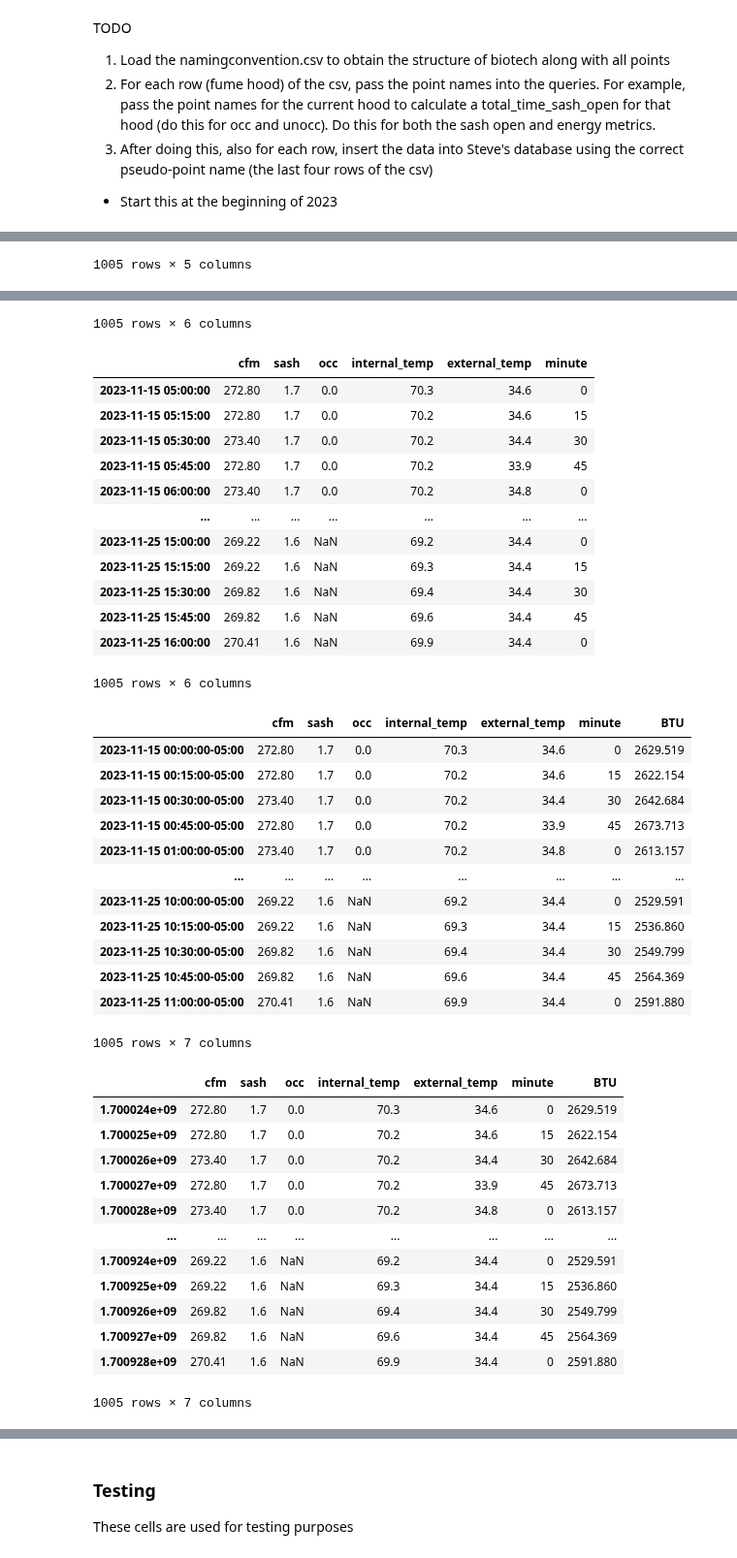
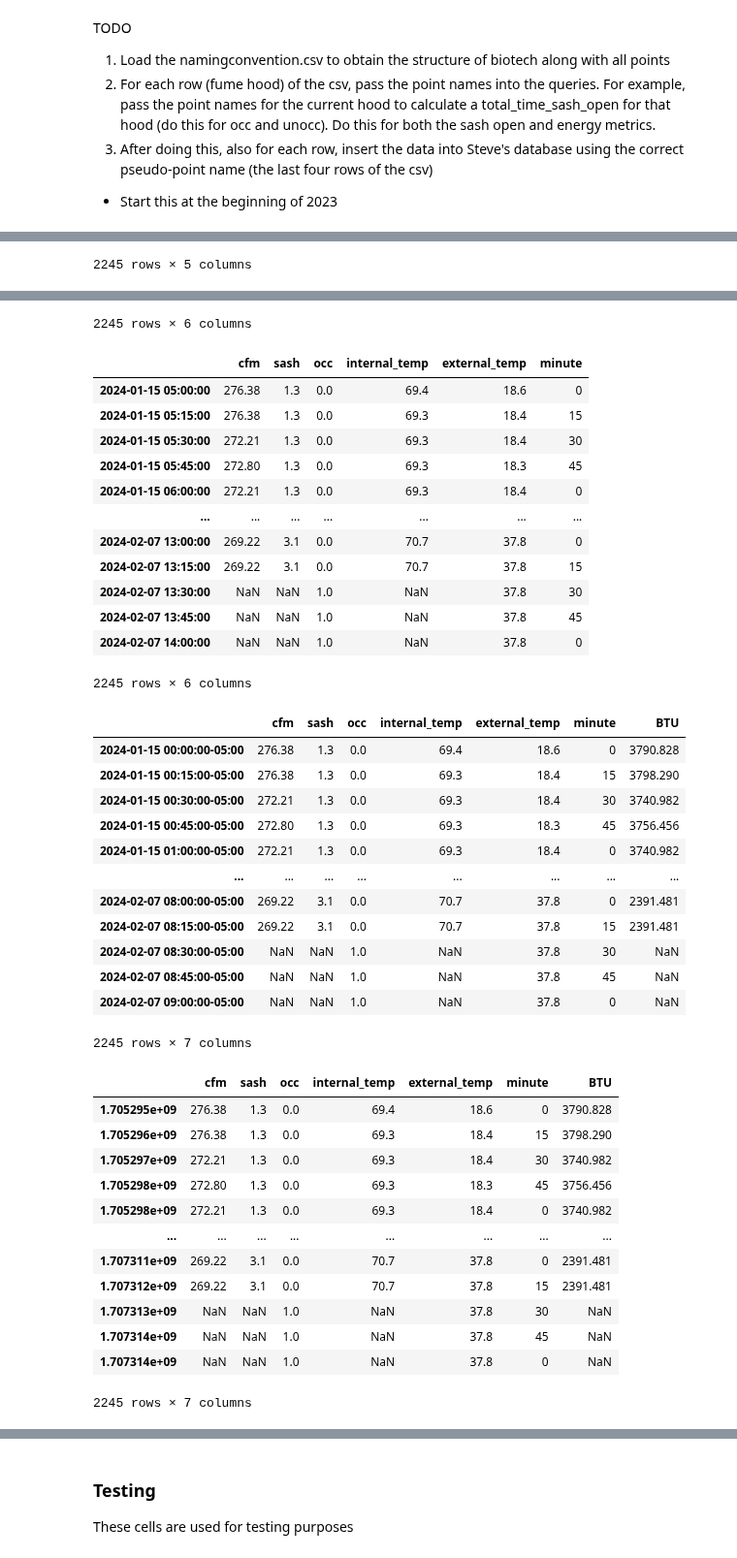
Before and after one commit to thereidfleish/fume-hood-dashboard, a Jupyter notebook: add_fumehood_data.ipynb, the cells around one changed output, grey strips where cells are left out. Shown at 97% size. Cells and saved outputs as stored; diff of their text form; code cells hidden in the pictures.

```diff
--- a/add_fumehood_data.ipynb
+++ b/add_fumehood_data.ipynb
@@ -218,7 +170,7 @@ trend_data = total_energy(cfm_point="#biotech/biotech_4th_floor/fourth_floor_fum
                                  internal_temp_point="#biotech/biotech_4th_floor/fourth_floor_fume_hood_lab_spaces/lab_441_control/zone/zone_temp/trend_log",
                                  external_temp_point="#biotech/ground_flr_mech/building_hydronic_heating_syatems/reheat_heat_exchanger/oat",
                                  server="biotech_main",
-                                 start=str(datetime(2023, 11, 15)),
+                                 start=str(datetime(2024, 1, 15)),
                                  end=str(datetime.now()))
 
 print("INSERTING SASH UNOCC INTO DATABASE")
@@ -264,2 +216,2 @@ DOWNLOADING DATA
-1005 rows × 5 columns
+2245 rows × 5 columns
 |  | cfm | sash | occ | internal_temp | external_temp | minute |
@@ -277,41 +229,41 @@ DOWNLOADING DATA
-1005 rows × 6 columns
+2245 rows × 6 columns
 |  | cfm | sash | occ | internal_temp | external_temp | minute |
-| 2023-11-15 05:00:00 | 272.80 | 1.7 | 0.0 | 70.3 | 34.6 | 0 |
-| 2023-11-15 05:15:00 | 272.80 | 1.7 | 0.0 | 70.2 | 34.6 | 15 |
-| 2023-11-15 05:30:00 | 273.40 | 1.7 | 0.0 | 70.2 | 34.4 | 30 |
-| 2023-11-15 05:45:00 | 272.80 | 1.7 | 0.0 | 70.2 | 33.9 | 45 |
-| 2023-11-15 06:00:00 | 273.40 | 1.7 | 0.0 | 70.2 | 34.8 | 0 |
+| 2024-01-15 05:00:00 | 276.38 | 1.3 | 0.0 | 69.4 | 18.6 | 0 |
+| 2024-01-15 05:15:00 | 276.38 | 1.3 | 0.0 | 69.3 | 18.4 | 15 |
+| 2024-01-15 05:30:00 | 272.21 | 1.3 | 0.0 | 69.3 | 18.4 | 30 |
+| 2024-01-15 05:45:00 | 272.80 | 1.3 | 0.0 | 69.3 | 18.3 | 45 |
+| 2024-01-15 06:00:00 | 272.21 | 1.3 | 0.0 | 69.3 | 18.4 | 0 |
 | ... | ... | ... | ... | ... | ... | ... |
-| 2023-11-25 15:00:00 | 269.22 | 1.6 | NaN | 69.2 | 34.4 | 0 |
-| 2023-11-25 15:15:00 | 269.22 | 1.6 | NaN | 69.3 | 34.4 | 15 |
-| 2023-11-25 15:30:00 | 269.82 | 1.6 | NaN | 69.4 | 34.4 | 30 |
-| 2023-11-25 15:45:00 | 269.82 | 1.6 | NaN | 69.6 | 34.4 | 45 |
-| 2023-11-25 16:00:00 | 270.41 | 1.6 | NaN | 69.9 | 34.4 | 0 |
+| 2024-02-07 13:00:00 | 269.22 | 3.1 | 0.0 | 70.7 | 37.8 | 0 |
+| 2024-02-07 13:15:00 | 269.22 | 3.1 | 0.0 | 70.7 | 37.8 | 15 |
+| 2024-02-07 13:30:00 | NaN | NaN | 1.0 | NaN | 37.8 | 30 |
+| 2024-02-07 13:45:00 | NaN | NaN | 1.0 | NaN | 37.8 | 45 |
+| 2024-02-07 14:00:00 | NaN | NaN | 1.0 | NaN | 37.8 | 0 |
-1005 rows × 6 columns
+2245 rows × 6 columns
 |  | cfm | sash | occ | internal_temp | external_temp | minute | BTU |
-| 2023-11-15 00:00:00-05:00 | 272.80 | 1.7 | 0.0 | 70.3 | 34.6 | 0 | 2629.519 |
-| 2023-11-15 00:15:00-05:00 | 272.80 | 1.7 | 0.0 | 70.2 | 34.6 | 15 | 2622.154 |
-| 2023-11-15 00:30:00-05:00 | 273.40 | 1.7 | 0.0 | 70.2 | 34.4 | 30 | 2642.684 |
-| 2023-11-15 00:45:00-05:00 | 272.80 | 1.7 | 0.0 | 70.2 | 33.9 | 45 | 2673.713 |
-| 2023-11-15 01:00:00-05:00 | 273.40 | 1.7 | 0.0 | 70.2 | 34.8 | 0 | 2613.157 |
+| 2024-01-15 00:00:00-05:00 | 276.38 | 1.3 | 0.0 | 69.4 | 18.6 | 0 | 3790.828 |
+| 2024-01-15 00:15:00-05:00 | 276.38 | 1.3 | 0.0 | 69.3 | 18.4 | 15 | 3798.290 |
+| 2024-01-15 00:30:00-05:00 | 272.21 | 1.3 | 0.0 | 69.3 | 18.4 | 30 | 3740.982 |
+| 2024-01-15 00:45:00-05:00 | 272.80 | 1.3 | 0.0 | 69.3 | 18.3 | 45 | 3756.456 |
+| 2024-01-15 01:00:00-05:00 | 272.21 | 1.3 | 0.0 | 69.3 | 18.4 | 0 | 3740.982 |
 | ... | ... | ... | ... | ... | ... | ... | ... |
-| 2023-11-25 10:00:00-05:00 | 269.22 | 1.6 | NaN | 69.2 | 34.4 | 0 | 2529.591 |
-| 2023-11-25 10:15:00-05:00 | 269.22 | 1.6 | NaN | 69.3 | 34.4 | 15 | 2536.860 |
-| 2023-11-25 10:30:00-05:00 | 269.82 | 1.6 | NaN | 69.4 | 34.4 | 30 | 2549.799 |
-| 2023-11-25 10:45:00-05:00 | 269.82 | 1.6 | NaN | 69.6 | 34.4 | 45 | 2564.369 |
-| 2023-11-25 11:00:00-05:00 | 270.41 | 1.6 | NaN | 69.9 | 34.4 | 0 | 2591.880 |
+| 2024-02-07 08:00:00-05:00 | 269.22 | 3.1 | 0.0 | 70.7 | 37.8 | 0 | 2391.481 |
+| 2024-02-07 08:15:00-05:00 | 269.22 | 3.1 | 0.0 | 70.7 | 37.8 | 15 | 2391.481 |
+| 2024-02-07 08:30:00-05:00 | NaN | NaN | 1.0 | NaN | 37.8 | 30 | NaN |
+| 2024-02-07 08:45:00-05:00 | NaN | NaN | 1.0 | NaN | 37.8 | 45 | NaN |
+| 2024-02-07 09:00:00-05:00 | NaN | NaN | 1.0 | NaN | 37.8 | 0 | NaN |
-1005 rows × 7 columns
+2245 rows × 7 columns
 |  | cfm | sash | occ | internal_temp | external_temp | minute | BTU |
-| 1.700024e+09 | 272.80 | 1.7 | 0.0 | 70.3 | 34.6 | 0 | 2629.519 |
-| 1.700025e+09 | 272.80 | 1.7 | 0.0 | 70.2 | 34.6 | 15 | 2622.154 |
-| 1.700026e+09 | 273.40 | 1.7 | 0.0 | 70.2 | 34.4 | 30 | 2642.684 |
-| 1.700027e+09 | 272.80 | 1.7 | 0.0 | 70.2 | 33.9 | 45 | 2673.713 |
-| 1.700028e+09 | 273.40 | 1.7 | 0.0 | 70.2 | 34.8 | 0 | 2613.157 |
+| 1.705295e+09 | 276.38 | 1.3 | 0.0 | 69.4 | 18.6 | 0 | 3790.828 |
+| 1.705296e+09 | 276.38 | 1.3 | 0.0 | 69.3 | 18.4 | 15 | 3798.290 |
+| 1.705297e+09 | 272.21 | 1.3 | 0.0 | 69.3 | 18.4 | 30 | 3740.982 |
+| 1.705298e+09 | 272.80 | 1.3 | 0.0 | 69.3 | 18.3 | 45 | 3756.456 |
+| 1.705298e+09 | 272.21 | 1.3 | 0.0 | 69.3 | 18.4 | 0 | 3740.982 |
 | ... | ... | ... | ... | ... | ... | ... | ... |
-| 1.700924e+09 | 269.22 | 1.6 | NaN | 69.2 | 34.4 | 0 | 2529.591 |
-| 1.700925e+09 | 269.22 | 1.6 | NaN | 69.3 | 34.4 | 15 | 2536.860 |
-| 1.700926e+09 | 269.82 | 1.6 | NaN | 69.4 | 34.4 | 30 | 2549.799 |
-| 1.700927e+09 | 269.82 | 1.6 | NaN | 69.6 | 34.4 | 45 | 2564.369 |
-| 1.700928e+09 | 270.41 | 1.6 | NaN | 69.9 | 34.4 | 0 | 2591.880 |
+| 1.707311e+09 | 269.22 | 3.1 | 0.0 | 70.7 | 37.8 | 0 | 2391.481 |
+| 1.707312e+09 | 269.22 | 3.1 | 0.0 | 70.7 | 37.8 | 15 | 2391.481 |
+| 1.707313e+09 | NaN | NaN | 1.0 | NaN | 37.8 | 30 | NaN |
+| 1.707314e+09 | NaN | NaN | 1.0 | NaN | 37.8 | 45 | NaN |
+| 1.707314e+09 | NaN | NaN | 1.0 | NaN | 37.8 | 0 | NaN |
-1005 rows × 7 columns
+2245 rows × 7 columns
 INSERTING SASH UNOCC INTO DATABASE
```
Also changed, not shown: parts of 4 cells of this notebook, 5 other files.
